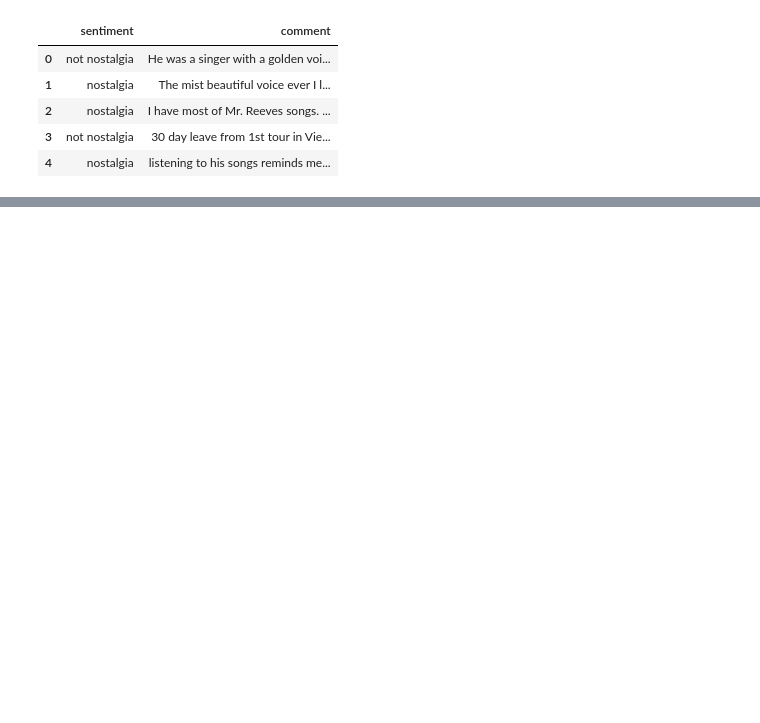
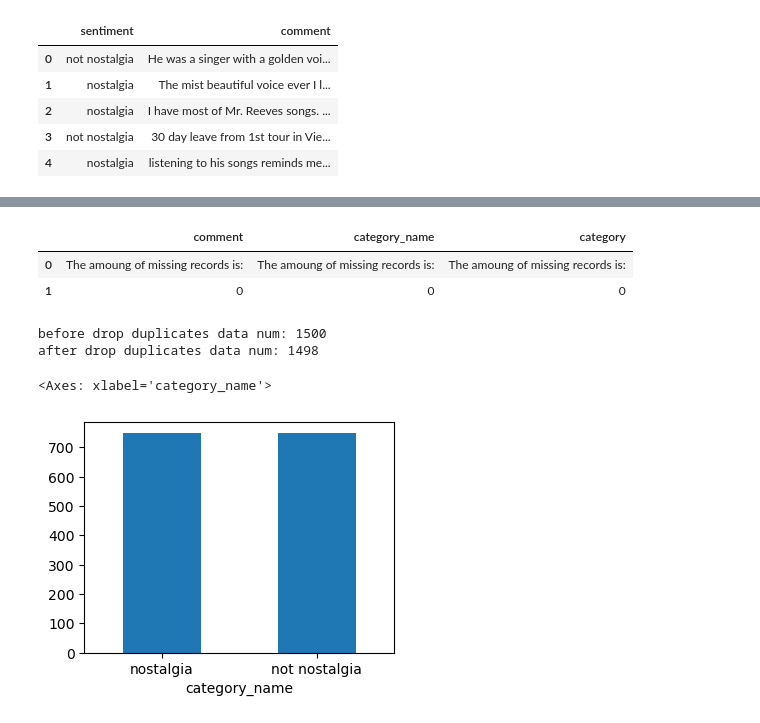
Before and after one commit to luzi2023/DM2024-Lab1-Homework, a Jupyter notebook: DM2024-Lab1-Homework.ipynb, the cells around one changed output, grey strips where cells are left out. Saved outputs shown, nothing was run; the diff lists cells and outputs as text; code cells hidden in the pictures; blank space fills up the shorter version.

```diff
--- a/DM2024-Lab1-Homework.ipynb
+++ b/DM2024-Lab1-Homework.ipynb
@@ -291,0 +331,4 @@ df.head()
+# %%
+# generate python data frame
+X = pd.DataFrame.from_records(dmh.format_rows(df['comment']), columns=['comment'])
+X.head()
@@ -291,0 +342,6 @@ df.head()
+# %%
+# add columns
+label = {'not nostalgia':0, 'nostalgia':1}
+X['category_name'] = df['sentiment']
+X['category'] = X['category_name'].apply(lambda x:label.get(x))
+X.head()
@@ -291,0 +355,21 @@ df.head()
+# %%
+# check missing values
+X.isnull().apply(lambda x: dmh.check_missing_values(x))
+# %% [output]
+|  | comment | category_name | category |
+| 0 | The amoung of missing records is: | The amoung of missing records is: | The amoung of missing records is: |
+| 1 | 0 | 0 | 0 |
+# %%
+# There is duplicated data
+print(f"before drop duplicates data num: {len(X)}")
+X[X.duplicated()]
+X.drop_duplicates(keep=False, inplace=True)
+print(f"after drop duplicates data num: {len(X)}")
+# %% [output]
+before drop duplicates data num: 1500
+after drop duplicates data num: 1498
+# %%
+X['category_name'].value_counts().plot(kind='bar', rot=0, figsize=(4, 3))
+# %% [output]
+<Axes: xlabel='category_name'>
+[figure, added]
```
Also changed, not shown: parts of 26 cells of this notebook, 1 other file.
